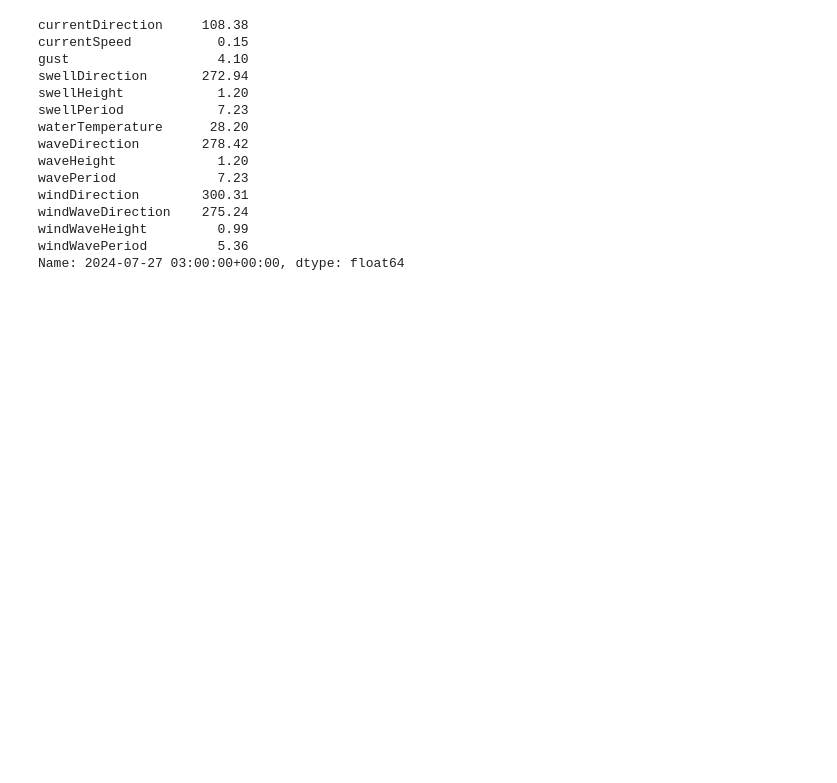
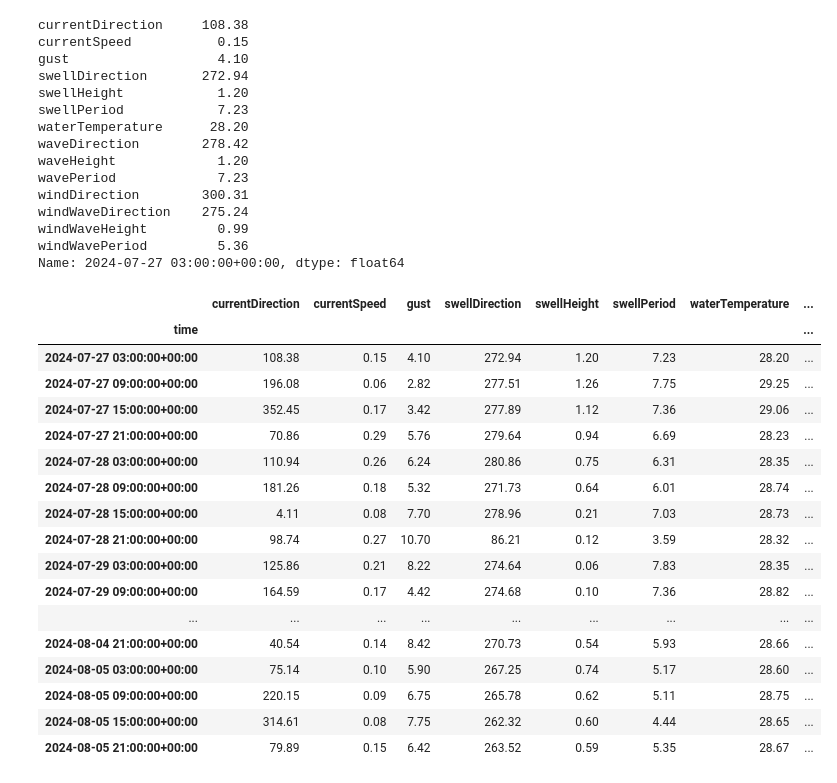
Before and after one commit to werowe/HypatiaAcademy, a Jupyter notebook: stats/waves_compare_last_year.ipynb, the cells around one changed output. Cells and saved outputs as stored; diff of their text form; code cells hidden in the pictures; blank space fills up the shorter version.

```diff
--- a/stats/waves_compare_last_year.ipynb
+++ b/stats/waves_compare_last_year.ipynb
@@ -130,3 +133,24 @@ df_lastyear.set_index('time', inplace=True)
+# %%
+df_yesterday
+# %% [output]
+|  | currentDirection | currentSpeed | gust | swellDirection | swellHeight | swellPeriod | waterTemperature | ... |
+| time |  |  |  |  |  |  |  | ... |
+| 2024-07-27 03:00:00+00:00 | 108.38 | 0.15 | 4.10 | 272.94 | 1.20 | 7.23 | 28.20 | ... |
+| 2024-07-27 09:00:00+00:00 | 196.08 | 0.06 | 2.82 | 277.51 | 1.26 | 7.75 | 29.25 | ... |
+| 2024-07-27 15:00:00+00:00 | 352.45 | 0.17 | 3.42 | 277.89 | 1.12 | 7.36 | 29.06 | ... |
+| 2024-07-27 21:00:00+00:00 | 70.86 | 0.29 | 5.76 | 279.64 | 0.94 | 6.69 | 28.23 | ... |
+| 2024-07-28 03:00:00+00:00 | 110.94 | 0.26 | 6.24 | 280.86 | 0.75 | 6.31 | 28.35 | ... |
+| 2024-07-28 09:00:00+00:00 | 181.26 | 0.18 | 5.32 | 271.73 | 0.64 | 6.01 | 28.74 | ... |
+| 2024-07-28 15:00:00+00:00 | 4.11 | 0.08 | 7.70 | 278.96 | 0.21 | 7.03 | 28.73 | ... |
+| 2024-07-28 21:00:00+00:00 | 98.74 | 0.27 | 10.70 | 86.21 | 0.12 | 3.59 | 28.32 | ... |
+| 2024-07-29 03:00:00+00:00 | 125.86 | 0.21 | 8.22 | 274.64 | 0.06 | 7.83 | 28.35 | ... |
+| 2024-07-29 09:00:00+00:00 | 164.59 | 0.17 | 4.42 | 274.68 | 0.10 | 7.36 | 28.82 | ... |
+| ... | ... | ... | ... | ... | ... | ... | ... | ... |
+| 2024-08-04 21:00:00+00:00 | 40.54 | 0.14 | 8.42 | 270.73 | 0.54 | 5.93 | 28.66 | ... |
+| 2024-08-05 03:00:00+00:00 | 75.14 | 0.10 | 5.90 | 267.25 | 0.74 | 5.17 | 28.60 | ... |
+| 2024-08-05 09:00:00+00:00 | 220.15 | 0.09 | 6.75 | 265.78 | 0.62 | 5.11 | 28.75 | ... |
+| 2024-08-05 15:00:00+00:00 | 314.61 | 0.08 | 7.75 | 262.32 | 0.60 | 4.44 | 28.65 | ... |
+| 2024-08-05 21:00:00+00:00 | 79.89 | 0.15 | 6.42 | 263.52 | 0.59 | 5.35 | 28.67 | ... |
 # %%
 import matplotlib.pyplot as plt
 
```
Also changed, not shown: parts of 7 cells of this notebook.
